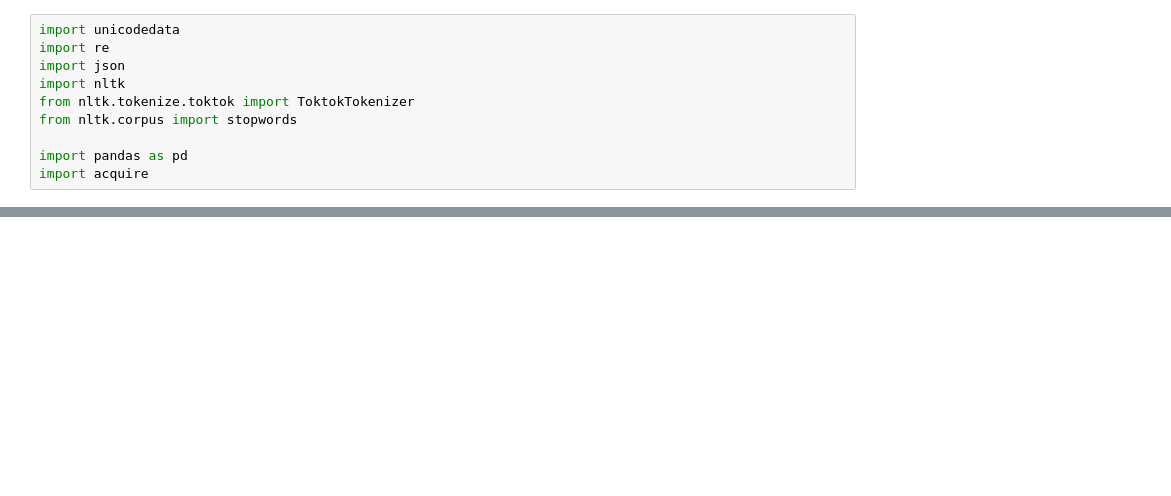
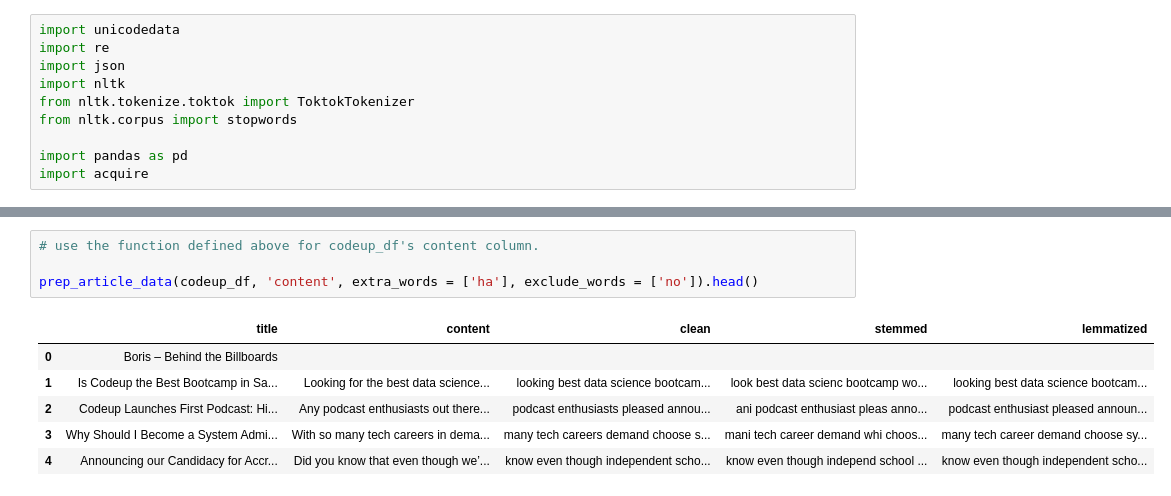
Before and after one commit to randyfrench/natural-language-processing-exercises, a Jupyter notebook: nlp_data_preparation_exercises.ipynb, the cells around one changed output, grey strips where cells are left out. Cells and saved outputs as stored; diff of their text form; blank space fills up the shorter version.

```diff
--- a/nlp_data_preparation_exercises.ipynb
+++ b/nlp_data_preparation_exercises.ipynb
@@ -32,0 +297,11 @@ df
+# %%
+# use the function defined above for codeup_df's content column.
+
+prep_article_data(codeup_df, 'content', extra_words = ['ha'], exclude_words = ['no']).head()
+# %% [output]
+|  | title | content | clean | stemmed | lemmatized |
+| 0 | Boris – Behind the Billboards |  |  |  |  |
+| 1 | Is Codeup the Best Bootcamp in Sa... | Looking for the best data science... | looking best data science bootcam... | look best data scienc bootcamp wo... | looking best data science bootcam... |
+| 2 | Codeup Launches First Podcast: Hi... | Any podcast enthusiasts out there... | podcast enthusiasts pleased annou... | ani podcast enthusiast pleas anno... | podcast enthusiast pleased announ... |
+| 3 | Why Should I Become a System Admi... | With so many tech careers in dema... | many tech careers demand choose s... | mani tech career demand whi choos... | many tech career demand choose sy... |
+| 4 | Announcing our Candidacy for Accr... | Did you know that even though we’... | know even though independent scho... | know even though independ school ... | know even though independent scho... |
```
Also changed, not shown: parts of 34 cells of this notebook, 5 other files.
